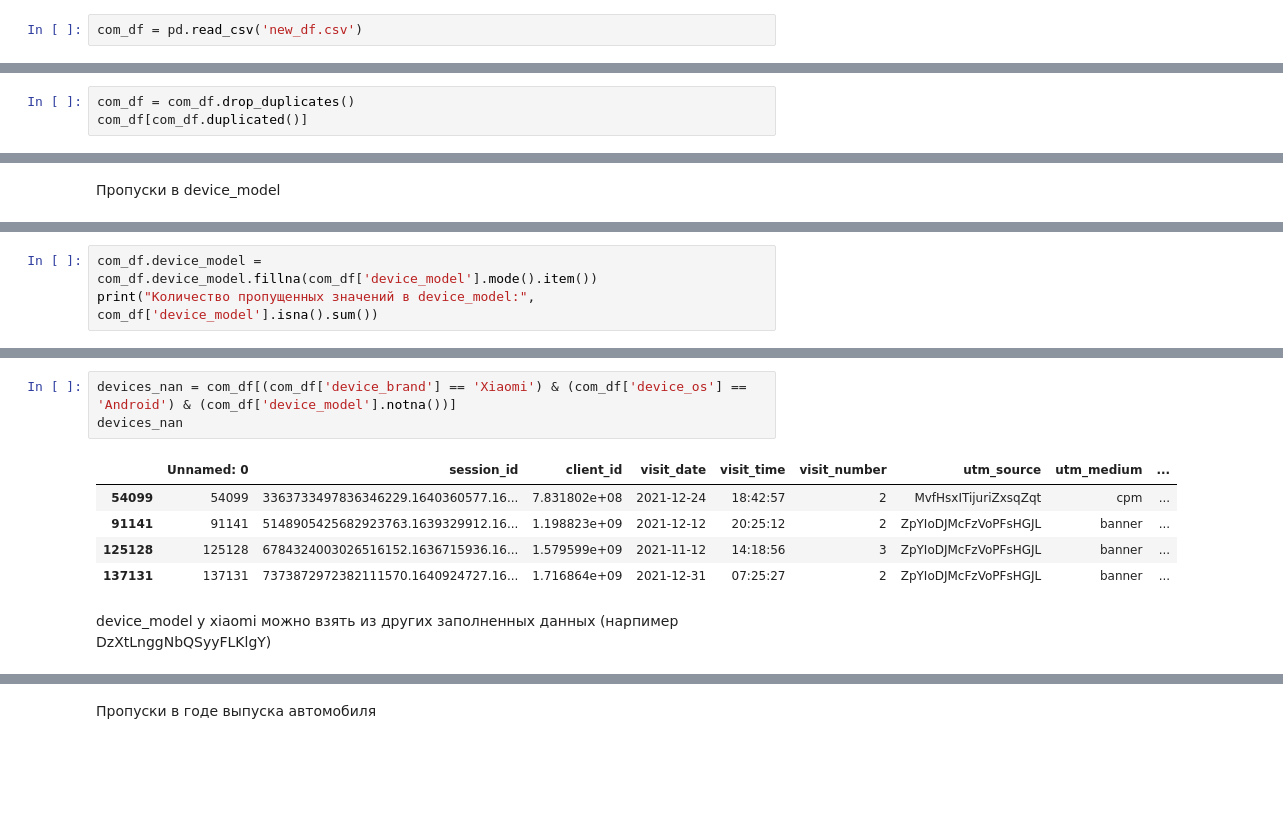
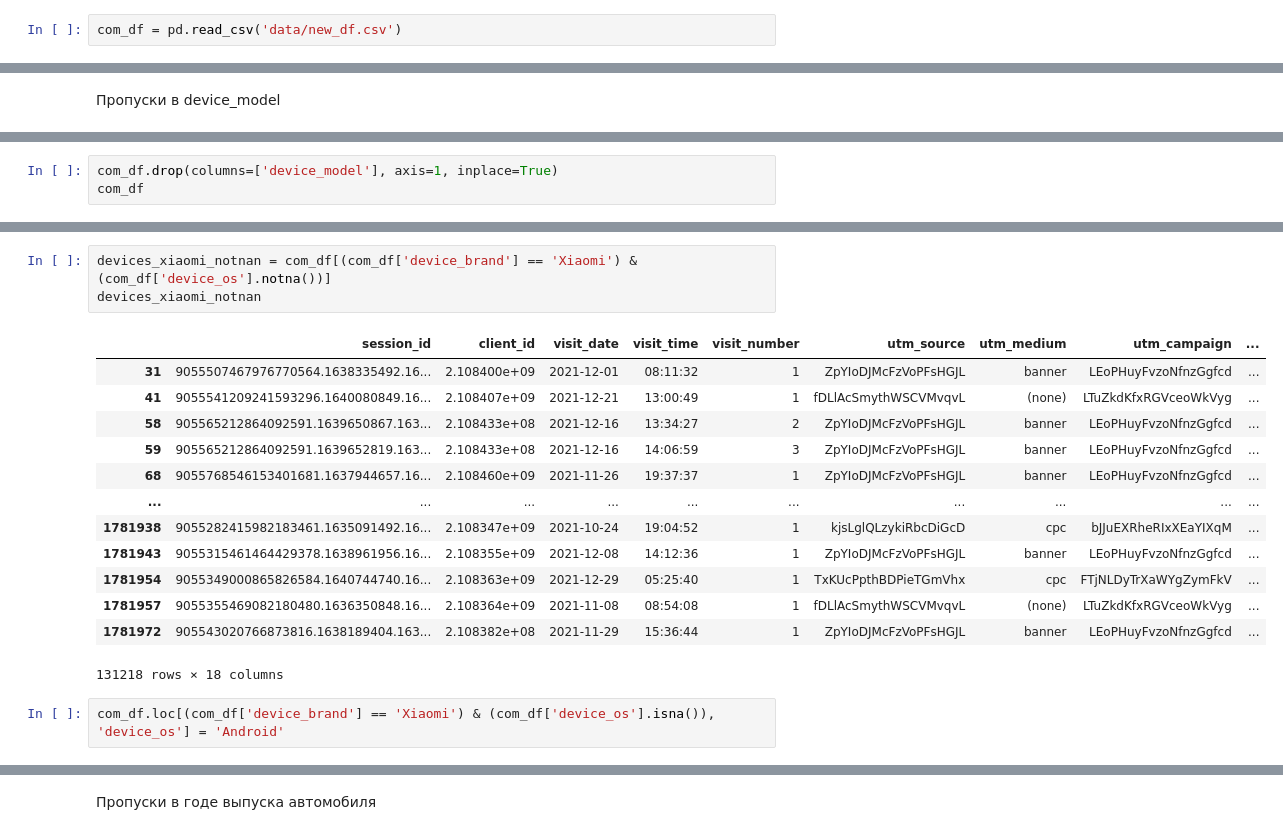
Before and after one commit to IgorKolotushkin/ds_diploma, a Jupyter notebook: diploma_clean.ipynb, the cells around one changed output, grey strips where cells are left out. Cells and saved outputs as stored; diff of their text form; blank space fills up the shorter version.

```diff
--- a/diploma_clean.ipynb
+++ b/diploma_clean.ipynb
@@ -55,7 +55,7 @@ from sklearn.model_selection import cross_val_score
 # %% [markdown]
 ### Загрузка данных
 # %%
-com_df = pd.read_csv('new_df.csv')
+com_df = pd.read_csv('data/new_df.csv')
 # %%
 com_df.head()
 # %% [output]
@@ -129,3 +132,0 @@ com_df[com_df.duplicated()]
-# %%
-com_df = com_df.drop_duplicates()
-com_df[com_df.duplicated()]
@@ -176,3 +170,0 @@ Name: count, dtype: int64
-# %%
-com_df.device_model = com_df.device_model.fillna(com_df['device_model'].mode().item())
-print("Количество пропущенных значений в device_model:", com_df['device_model'].isna().sum())
@@ -180,0 +191,3 @@ print("Количество пропущенных значений в device_mo
+# %%
+com_df.drop(columns=['device_model'], axis=1, inplace=True)
+com_df
@@ -244,11 +266,19 @@ devices
 # %%
-devices_nan = com_df[(com_df['device_brand'] == 'Xiaomi') & (com_df['device_os'] == 'Android') & (com_df['device_model'].notna())]
-devices_nan
+devices_xiaomi_notnan = com_df[(com_df['device_brand'] == 'Xiaomi') & (com_df['device_os'].notna())]
+devices_xiaomi_notnan
 # %% [output]
-|  | Unnamed: 0 | session_id | client_id | visit_date | visit_time | visit_number | utm_source | utm_medium | ... |
-| 54099 | 54099 | 3363733497836346229.1640360577.16... | 7.831802e+08 | 2021-12-24 | 18:42:57 | 2 | MvfHsxITijuriZxsqZqt | cpm | ... |
-| 91141 | 91141 | 5148905425682923763.1639329912.16... | 1.198823e+09 | 2021-12-12 | 20:25:12 | 2 | ZpYIoDJMcFzVoPFsHGJL | banner | ... |
-| 125128 | 125128 | 6784324003026516152.1636715936.16... | 1.579599e+09 | 2021-11-12 | 14:18:56 | 3 | ZpYIoDJMcFzVoPFsHGJL | banner | ... |
-| 137131 | 137131 | 7373872972382111570.1640924727.16... | 1.716864e+09 | 2021-12-31 | 07:25:27 | 2 | ZpYIoDJMcFzVoPFsHGJL | banner | ... |
+|  | session_id | client_id | visit_date | visit_time | visit_number | utm_source | utm_medium | utm_campaign | ... |
+| 31 | 9055507467976770564.1638335492.16... | 2.108400e+09 | 2021-12-01 | 08:11:32 | 1 | ZpYIoDJMcFzVoPFsHGJL | banner | LEoPHuyFvzoNfnzGgfcd | ... |
+| 41 | 9055541209241593296.1640080849.16... | 2.108407e+09 | 2021-12-21 | 13:00:49 | 1 | fDLlAcSmythWSCVMvqvL | (none) | LTuZkdKfxRGVceoWkVyg | ... |
+| 58 | 905565212864092591.1639650867.163... | 2.108433e+08 | 2021-12-16 | 13:34:27 | 2 | ZpYIoDJMcFzVoPFsHGJL | banner | LEoPHuyFvzoNfnzGgfcd | ... |
+| 59 | 905565212864092591.1639652819.163... | 2.108433e+08 | 2021-12-16 | 14:06:59 | 3 | ZpYIoDJMcFzVoPFsHGJL | banner | LEoPHuyFvzoNfnzGgfcd | ... |
+| 68 | 9055768546153401681.1637944657.16... | 2.108460e+09 | 2021-11-26 | 19:37:37 | 1 | ZpYIoDJMcFzVoPFsHGJL | banner | LEoPHuyFvzoNfnzGgfcd | ... |
+| ... | ... | ... | ... | ... | ... | ... | ... | ... | ... |
+| 1781938 | 9055282415982183461.1635091492.16... | 2.108347e+09 | 2021-10-24 | 19:04:52 | 1 | kjsLglQLzykiRbcDiGcD | cpc | bJJuEXRheRIxXEaYIXqM | ... |
+| 1781943 | 9055315461464429378.1638961956.16... | 2.108355e+09 | 2021-12-08 | 14:12:36 | 1 | ZpYIoDJMcFzVoPFsHGJL | banner | LEoPHuyFvzoNfnzGgfcd | ... |
+| 1781954 | 9055349000865826584.1640744740.16... | 2.108363e+09 | 2021-12-29 | 05:25:40 | 1 | TxKUcPpthBDPieTGmVhx | cpc | FTjNLDyTrXaWYgZymFkV | ... |
+| 1781957 | 9055355469082180480.1636350848.16... | 2.108364e+09 | 2021-11-08 | 08:54:08 | 1 | fDLlAcSmythWSCVMvqvL | (none) | LTuZkdKfxRGVceoWkVyg | ... |
+| 1781972 | 905543020766873816.1638189404.163... | 2.108382e+08 | 2021-11-29 | 15:36:44 | 1 | ZpYIoDJMcFzVoPFsHGJL | banner | LEoPHuyFvzoNfnzGgfcd | ... |
+131218 rows × 18 columns
-# %% [markdown]
-device_model у xiaomi можно взять из других заполненных данных (нарпимер DzXtLnggNbQSyyFLKlgY)
+# %%
+com_df.loc[(com_df['device_brand'] == 'Xiaomi') & (com_df['device_os'].isna()), 'device_os'] = 'Android'
```
Also changed, not shown: parts of 47 cells of this notebook, 3 other files.
